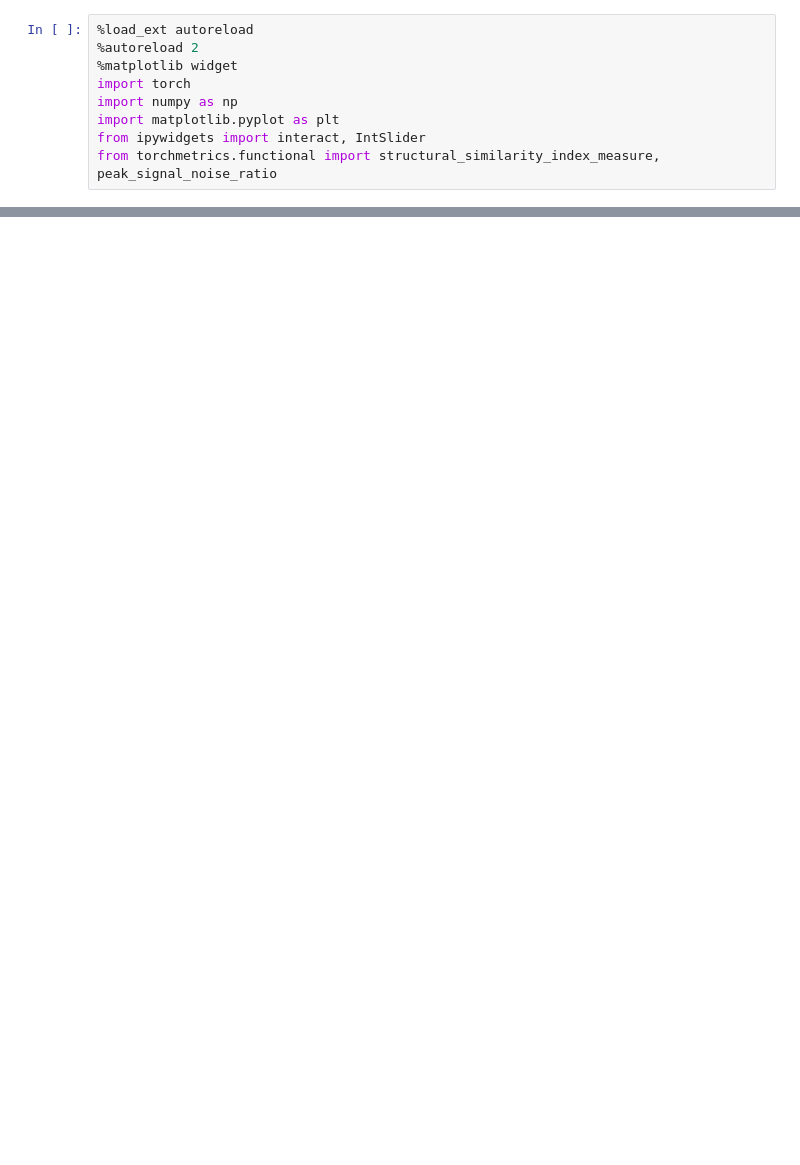
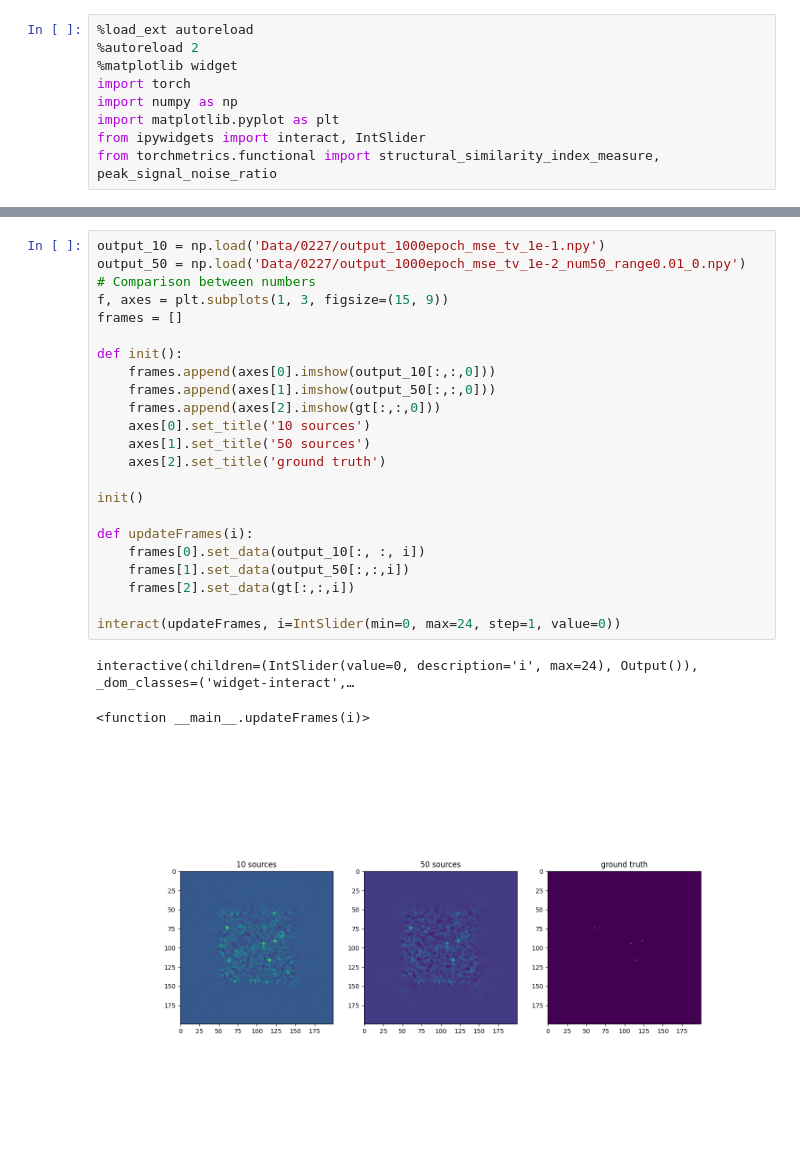
Before and after one commit to mingxuancai/FluoPhaseRecon, a Jupyter notebook: data_show.ipynb, the cells around one changed output, grey strips where cells are left out. Cells and saved outputs as stored; diff of their text form; blank space fills up the shorter version.

```diff
--- a/data_show.ipynb
+++ b/data_show.ipynb
@@ -41,0 +97,27 @@ interactive(children=(IntSlider(value=0, description='i', max=24), Output()), _d
+# %%
+output_10 = np.load('Data/0227/output_1000epoch_mse_tv_1e-1.npy')
+output_50 = np.load('Data/0227/output_1000epoch_mse_tv_1e-2_num50_range0.01_0.npy')
+# Comparison between numbers
+f, axes = plt.subplots(1, 3, figsize=(15, 9))
+frames = []
+
+def init():
+    frames.append(axes[0].imshow(output_10[:,:,0]))
+    frames.append(axes[1].imshow(output_50[:,:,0]))
+    frames.append(axes[2].imshow(gt[:,:,0]))
+    axes[0].set_title('10 sources')
+    axes[1].set_title('50 sources')
+    axes[2].set_title('ground truth')
+
+init()
+
+def updateFrames(i):
+    frames[0].set_data(output_10[:, :, i])
+    frames[1].set_data(output_50[:,:,i])
+    frames[2].set_data(gt[:,:,i])
+
+interact(updateFrames, i=IntSlider(min=0, max=24, step=1, value=0))
+# %% [output]
+interactive(children=(IntSlider(value=0, description='i', max=24), Output()), _dom_classes=('widget-interact',…
+<function __main__.updateFrames(i)>
+[figure, added]
```
Also changed, not shown: parts of 4 cells of this notebook, 3 other files.
